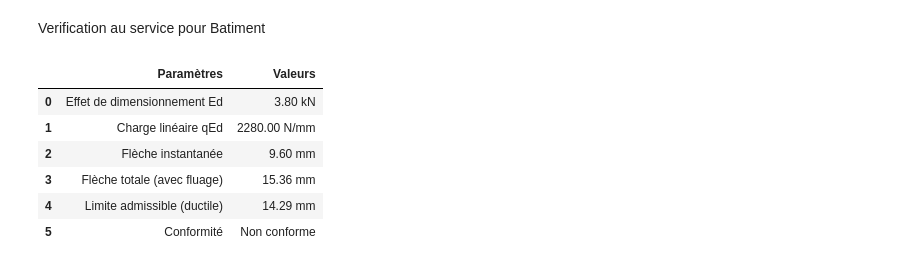
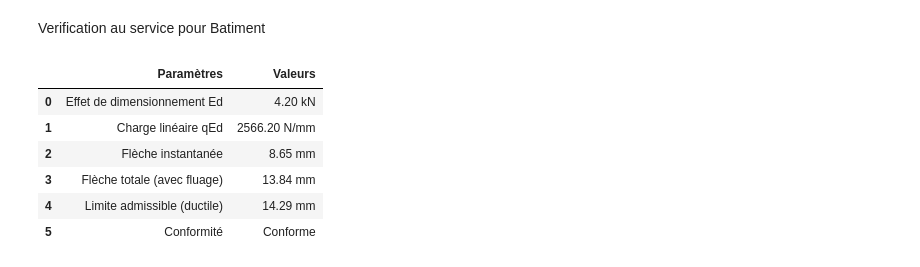
Before and after one commit to Erazq/Bois, a Jupyter notebook: Aptitude au service.ipynb, the cells around one changed output. Saved outputs shown, nothing was run; the diff lists cells and outputs as text; code cells hidden in the pictures.

```diff
--- a/Aptitude au service.ipynb
+++ b/Aptitude au service.ipynb
@@ -118,47 +118,47 @@ def obtenir_E_classe_bois():
 classe_bois = "C24"  # Classe du bois (C24 ou GL28h)
 classe_humidite = 1  # Classe d'humidité (1, 2 ou 3)
 cas_charge = "ductile"  # fragile, ductile ou utilisation
-categorie_norme = "C1"  # Sous-catégorie pour psi
+categorie_norm0e = "Neige"  # Sous-catégorie pour psi
 L = 5000  # Longueur de la poutre en mm
 b = 120  # Largeur de la section en mm
-h = 260  # Hauteur de la section en mm
-Gk = 1.0  # Charge permanente en kN/m2
-entrax = 0.6  # Entraxe entre les poutres en m
-h0 = 500.0  # Hauteur caractéristique pour charges de neige
+h = 280  # Hauteur de la section en mm
+Gk = 1.4  # Charge permanente en kN/m2
+entrax = 0.611  # Entraxe entre les poutres en m
+h0 = 580  # Hauteur caractéristique pour charges de neige
 
 # Calculs intermédiaires
 E_values = obtenir_E_classe_bois()  # Modules d'élasticité en MPa
 phi_values = {1: 0.6, 2: 0.8, 3: 2.0}  # Facteur de fluage
 E = E_values[classe_bois] * 1e3
 phi = phi_values[classe_humidite]
 Qk1 = obtenir_Qk_norme(categorie_norme)  # Charge Qk1 principale
 Qk2 = Qk1 / 2  # Hypothèse pour une seconde charge
 psi0, psi1, psi2 = obtenir_psi(categorie_norme, h0)
 
 # Choix d'Ed selon le cas
 if cas_charge == "fragile":
     Ed = Gk + psi0 * Qk1
 elif cas_charge == "ductile":
     Ed = Gk + psi1 * Qk1
 else:  # Quasi-permanent
     Ed = psi1 * Qk1 + psi2 * Qk2
 
 I = calcul_moment_inertie(b, h)
 qEd = (Ed * 1e3) * entrax
 w_el = calcul_fleche_instantanee(qEd, L, E, I)
 w_tot = calcul_fleche_totale(w_el, phi)
 conforme, w_adm = verif_fleche(w_tot, L, cas_charge)
 
 # Création du tableau
 tableau_resultats = creer_tableau_resultats(Ed, qEd, w_el, w_tot, w_adm, cas_charge, conforme)
 
 # Affichage des résultats
 display(tableau_resultats)
 # %% [output]
 |  | Paramètres | Valeurs |
-| 0 | Effet de dimensionnement Ed | 3.80 kN |
-| 1 | Charge linéaire qEd | 2280.00 N/mm |
-| 2 | Flèche instantanée | 9.60 mm |
-| 3 | Flèche totale (avec fluage) | 15.36 mm |
+| 0 | Effet de dimensionnement Ed | 4.20 kN |
+| 1 | Charge linéaire qEd | 2566.20 N/mm |
+| 2 | Flèche instantanée | 8.65 mm |
+| 3 | Flèche totale (avec fluage) | 13.84 mm |
 | 4 | Limite admissible (ductile) | 14.29 mm |
-| 5 | Conformité | Non conforme |
+| 5 | Conformité | Conforme |
```
Also changed, not shown: parts of 5 cells of this notebook, 1 other file.
